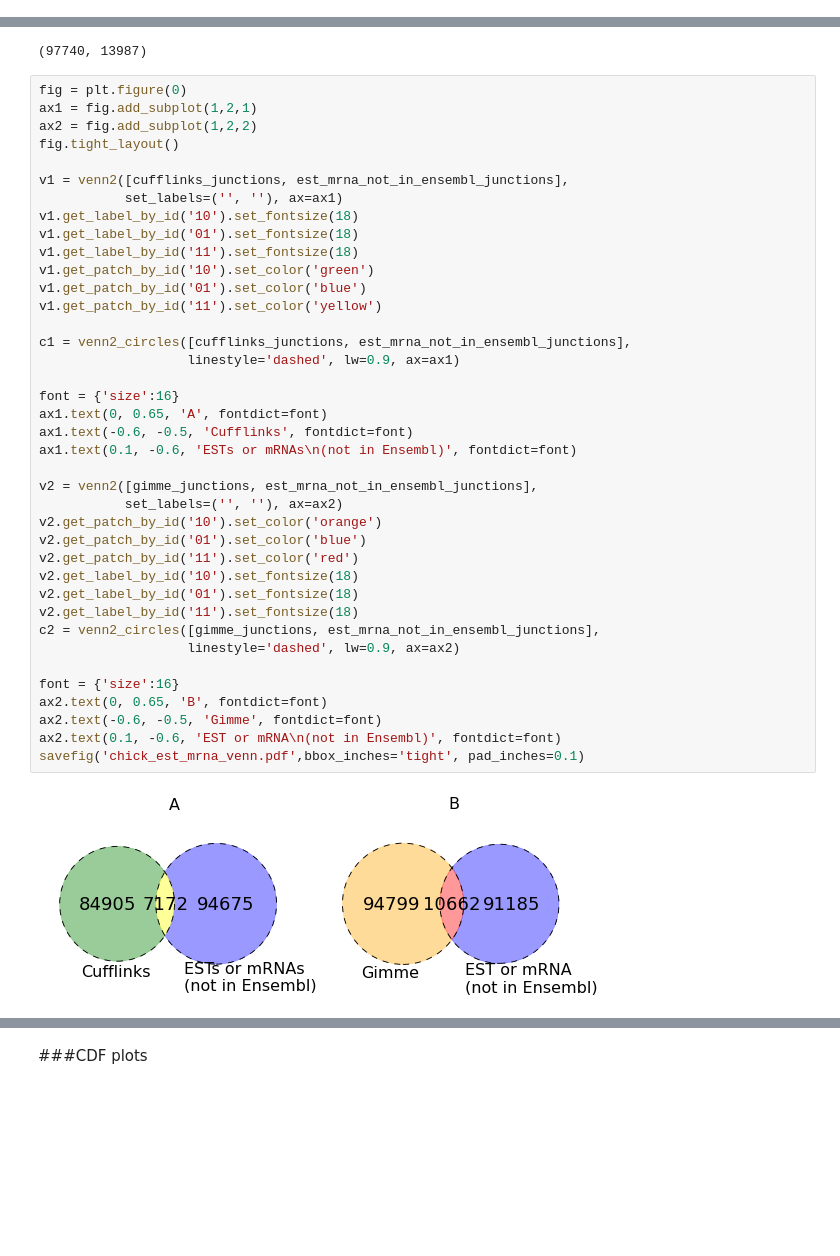
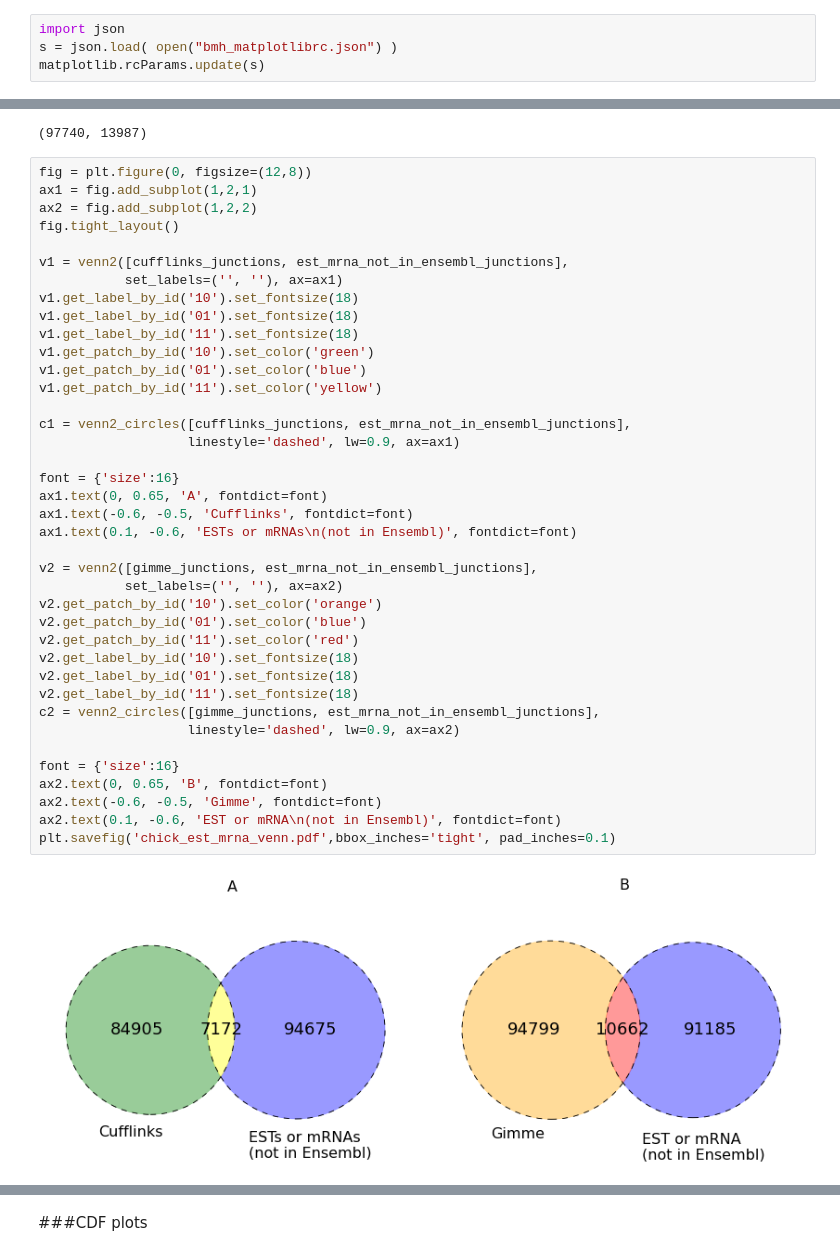
Before and after one commit to likit/gimme_protocols, a Jupyter notebook: notebook.ipynb, the cells around one changed output, grey strips where cells are left out. Cells and saved outputs as stored; diff of their text form; blank space fills up the shorter version.

```diff
--- a/notebook.ipynb
+++ b/notebook.ipynb
@@ -13,3 +16,7 @@ figsize(12,8)
+# %%
+import json
+s = json.load( open("bmh_matplotlibrc.json") )
+matplotlib.rcParams.update(s)
 # %%
 cd ../results
 # %% [output]
@@ -419,7 +421,7 @@ len(est_junctions.difference(ensembl_junctions)), len(mrna_junctions.difference(
 # %% [output]
 (97740, 13987)
 # %%
-fig = plt.figure(0)
+fig = plt.figure(0, figsize=(12,8))
 ax1 = fig.add_subplot(1,2,1)
 ax2 = fig.add_subplot(1,2,2)
 fig.tight_layout()
@@ -430,33 +432,33 @@ v1.get_label_by_id('10').set_fontsize(18)
 v1.get_label_by_id('01').set_fontsize(18)
 v1.get_label_by_id('11').set_fontsize(18)
 v1.get_patch_by_id('10').set_color('green')
 v1.get_patch_by_id('01').set_color('blue')
 v1.get_patch_by_id('11').set_color('yellow')
 
 c1 = venn2_circles([cufflinks_junctions, est_mrna_not_in_ensembl_junctions],
                    linestyle='dashed', lw=0.9, ax=ax1)
 
 font = {'size':16}
 ax1.text(0, 0.65, 'A', fontdict=font)
 ax1.text(-0.6, -0.5, 'Cufflinks', fontdict=font)
 ax1.text(0.1, -0.6, 'ESTs or mRNAs\n(not in Ensembl)', fontdict=font)
 
 v2 = venn2([gimme_junctions, est_mrna_not_in_ensembl_junctions],
            set_labels=('', ''), ax=ax2)
 v2.get_patch_by_id('10').set_color('orange')
 v2.get_patch_by_id('01').set_color('blue')
 v2.get_patch_by_id('11').set_color('red')
 v2.get_label_by_id('10').set_fontsize(18)
 v2.get_label_by_id('01').set_fontsize(18)
 v2.get_label_by_id('11').set_fontsize(18)
 c2 = venn2_circles([gimme_junctions, est_mrna_not_in_ensembl_junctions],
                    linestyle='dashed', lw=0.9, ax=ax2)
 
 font = {'size':16}
 ax2.text(0, 0.65, 'B', fontdict=font)
 ax2.text(-0.6, -0.5, 'Gimme', fontdict=font)
 ax2.text(0.1, -0.6, 'EST or mRNA\n(not in Ensembl)', fontdict=font)
-savefig('chick_est_mrna_venn.pdf',bbox_inches='tight', pad_inches=0.1)
+plt.savefig('chick_est_mrna_venn.pdf',bbox_inches='tight', pad_inches=0.1)
 # %% [output]
-[figure, old version]
+[figure, new version]
 # %%
```
Also changed, not shown: parts of 32 cells of this notebook.
